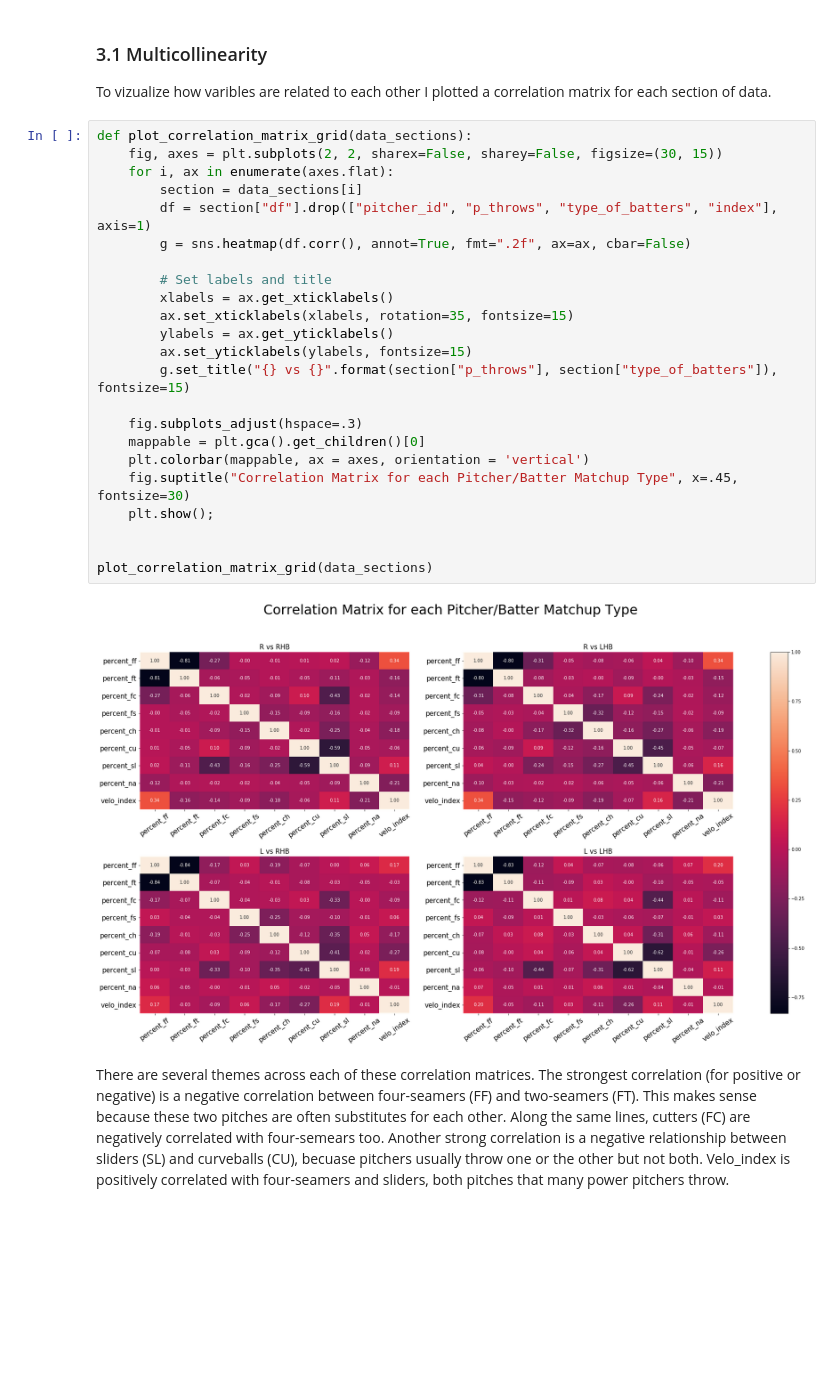
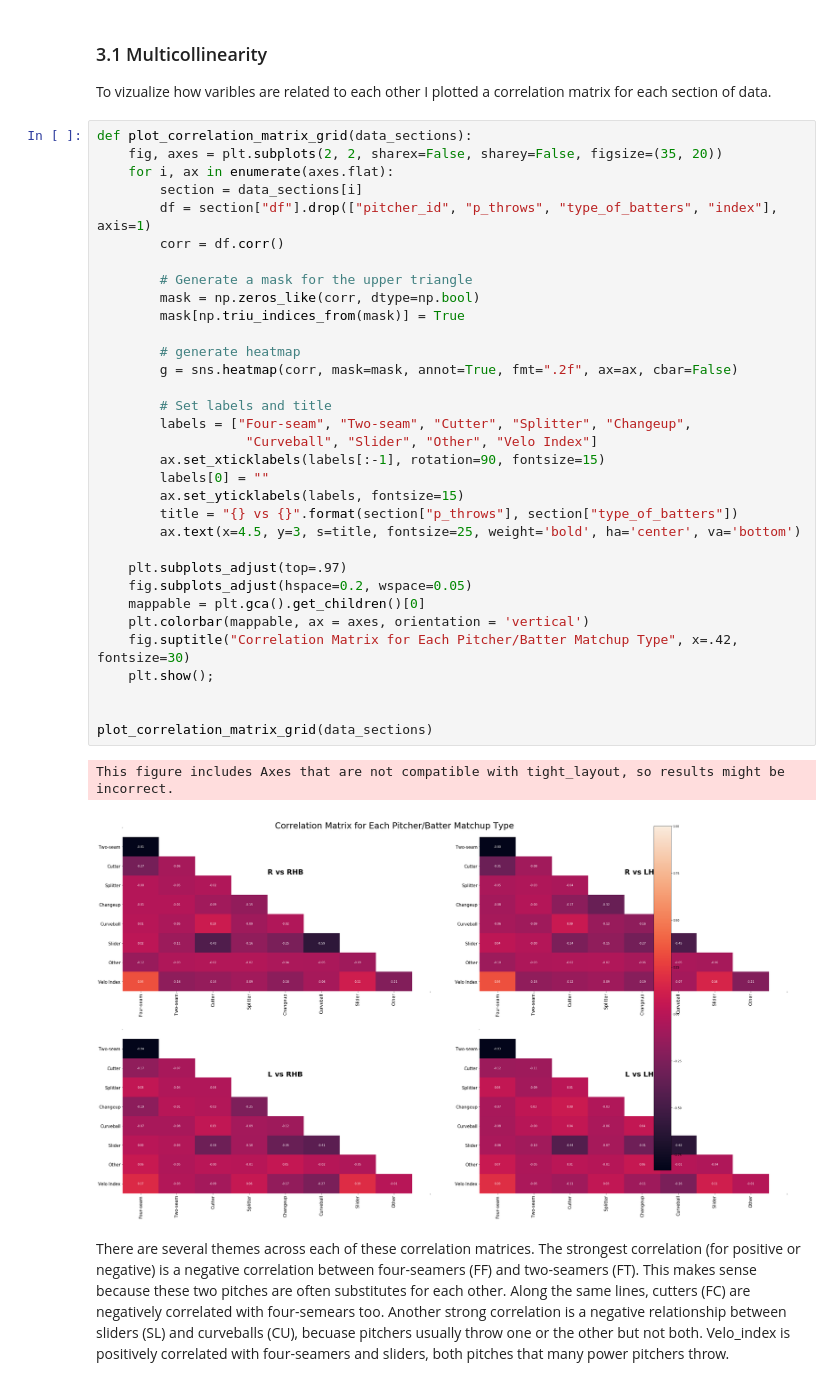
Before and after one commit to dsaltz432/MLB-Pitch-Types, a Jupyter notebook: Clustering Pitcher Types.ipynb, the cells around one changed output. Saved outputs shown, nothing was run; the diff lists cells and outputs as text; blank space fills up the shorter version.

```diff
--- a/Clustering Pitcher Types.ipynb
+++ b/Clustering Pitcher Types.ipynb
@@ -441,29 +441,40 @@ data_sections = generate_data_sections()
 To vizualize how varibles are related to each other I plotted a correlation matrix for each section of data.
 # %%
 def plot_correlation_matrix_grid(data_sections):
-    fig, axes = plt.subplots(2, 2, sharex=False, sharey=False, figsize=(30, 15))
+    fig, axes = plt.subplots(2, 2, sharex=False, sharey=False, figsize=(35, 20))
     for i, ax in enumerate(axes.flat):
         section = data_sections[i]
         df = section["df"].drop(["pitcher_id", "p_throws", "type_of_batters", "index"], axis=1)
-        g = sns.heatmap(df.corr(), annot=True, fmt=".2f", ax=ax, cbar=False)
+        corr = df.corr()
+
+        # Generate a mask for the upper triangle
+        mask = np.zeros_like(corr, dtype=np.bool)
+        mask[np.triu_indices_from(mask)] = True
+
+        # generate heatmap
+        g = sns.heatmap(corr, mask=mask, annot=True, fmt=".2f", ax=ax, cbar=False)
 
         # Set labels and title
-        xlabels = ax.get_xticklabels()
-        ax.set_xticklabels(xlabels, rotation=35, fontsize=15)
-        ylabels = ax.get_yticklabels()
-        ax.set_yticklabels(ylabels, fontsize=15)
-        g.set_title("{} vs {}".format(section["p_throws"], section["type_of_batters"]), fontsize=15)
+        labels = ["Four-seam", "Two-seam", "Cutter", "Splitter", "Changeup",
+                   "Curveball", "Slider", "Other", "Velo Index"]
+        ax.set_xticklabels(labels[:-1], rotation=90, fontsize=15)
+        labels[0] = ""
+        ax.set_yticklabels(labels, fontsize=15)
+        title = "{} vs {}".format(section["p_throws"], section["type_of_batters"])
+        ax.text(x=4.5, y=3, s=title, fontsize=25, weight='bold', ha='center', va='bottom')
 
-    fig.subplots_adjust(hspace=.3)
+    plt.subplots_adjust(top=.97)
+    fig.subplots_adjust(hspace=0.2, wspace=0.05)
     mappable = plt.gca().get_children()[0]
     plt.colorbar(mappable, ax = axes, orientation = 'vertical')
-    fig.suptitle("Correlation Matrix for each Pitcher/Batter Matchup Type", x=.45, fontsize=30)
+    fig.suptitle("Correlation Matrix for Each Pitcher/Batter Matchup Type", x=.42, fontsize=30)
     plt.show();
 
 
 plot_correlation_matrix_grid(data_sections)
 # %% [output]
+This figure includes Axes that are not compatible with tight_layout, so results might be incorrect.
-[figure, old version]
+[figure, new version]
 # %% [markdown]
 There are several themes across each of these correlation matrices. The strongest correlation (for positive or negative) is a negative correlation between four-seamers (FF) and two-seamers (FT). This makes sense because these two pitches are often substitutes for each other. Along the same lines, cutters (FC) are negatively correlated with four-semears too. Another strong correlation is a negative relationship between sliders (SL) and curveballs (CU), becuase pitchers usually throw one or the other but not both. Velo_index is positively correlated with four-seamers and sliders, both pitches that many power pitchers throw.
 # %% [markdown]
```
Also changed, not shown: parts of 3 cells of this notebook.
